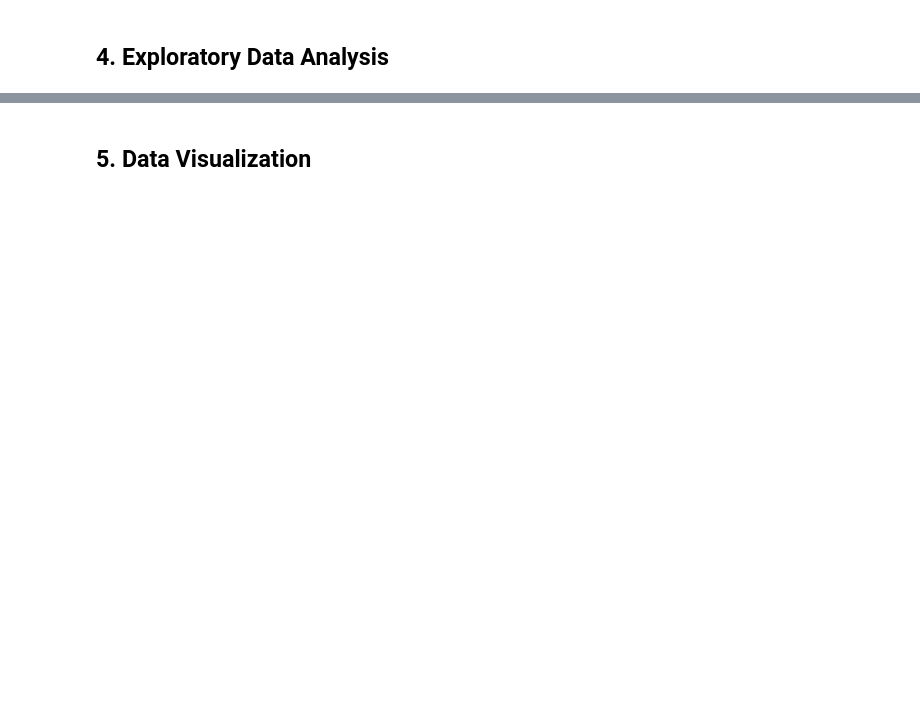
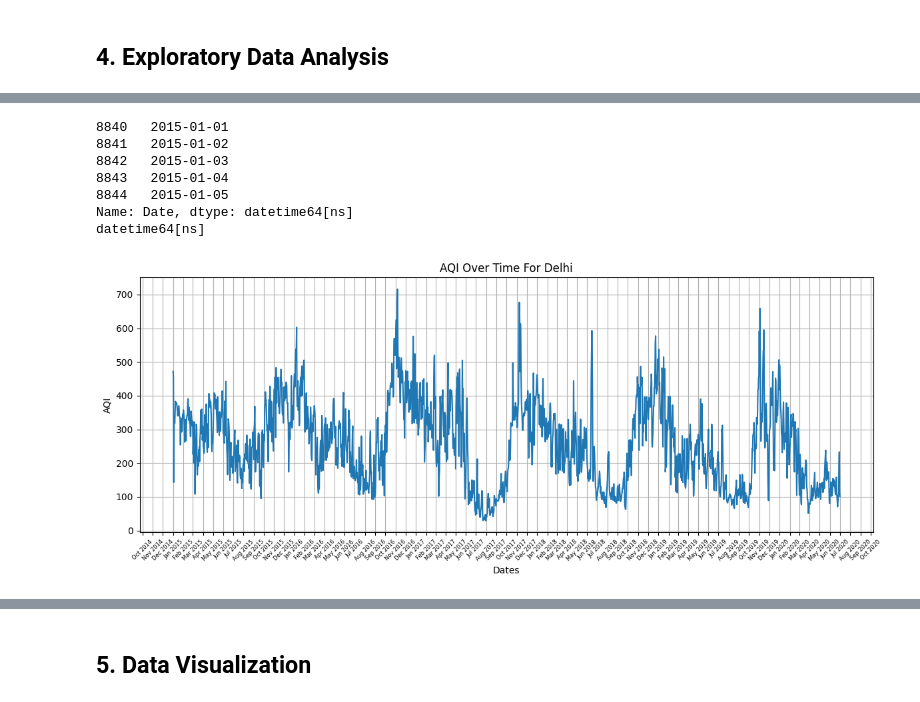
Before and after one commit to shefali-walia/india-air-quality-analysis, a Jupyter notebook: India_Air_Quality_Analysis.ipynb, the cells around one changed output, grey strips where cells are left out. Cells and saved outputs as stored; diff of their text form; code cells hidden in the pictures; blank space fills up the shorter version.

Commit message:
Add exploratory analysis and visualizations

```diff
--- a/India_Air_Quality_Analysis.ipynb
+++ b/India_Air_Quality_Analysis.ipynb
@@ -297,2 +303,10 @@ This seasonal variation suggests that temporal and environmental factors may be
 # %% [markdown]
 ## 4. Exploratory Data Analysis
+# %%
+import matplotlib.pyplot as plt
+import seaborn as sns
+
+# Loading the cleaned data as df
+df = pd.read_csv("data/aqi_cleaned.csv")
+print(df.head())
+print("DataFrame shape: ", df.shape)
@@ -298,0 +332,30 @@ This seasonal variation suggests that temporal and environmental factors may be
+# %%
+import matplotlib.dates as mdates
+df['Date'] = pd.to_datetime(df['Date'])
+
+delhi = df[df['City'] == 'Delhi'].sort_values('Date')
+print(delhi['Date'].head())
+print(delhi['Date'].dtype)
+
+plt.figure(figsize = (12,5))
+plt.plot(delhi['Date'], delhi['AQI'])
+
+plt.title("AQI Over Time For Delhi")
+plt.xlabel("Dates")
+plt.ylabel("AQI")
+
+plt.gca().xaxis.set_major_locator(mdates.MonthLocator())
+plt.gca().xaxis.set_major_formatter(mdates.DateFormatter('%b %Y'))
+plt.xticks(rotation = 45, fontsize = 6)
+plt.grid(True)
+plt.tight_layout()
+plt.show()
+# %% [output]
+8840   2015-01-01
+8841   2015-01-02
+8842   2015-01-03
+8843   2015-01-04
+8844   2015-01-05
+Name: Date, dtype: datetime64[ns]
+datetime64[ns]
+[figure, added]
```
Also changed, not shown: parts of 23 cells of this notebook.
